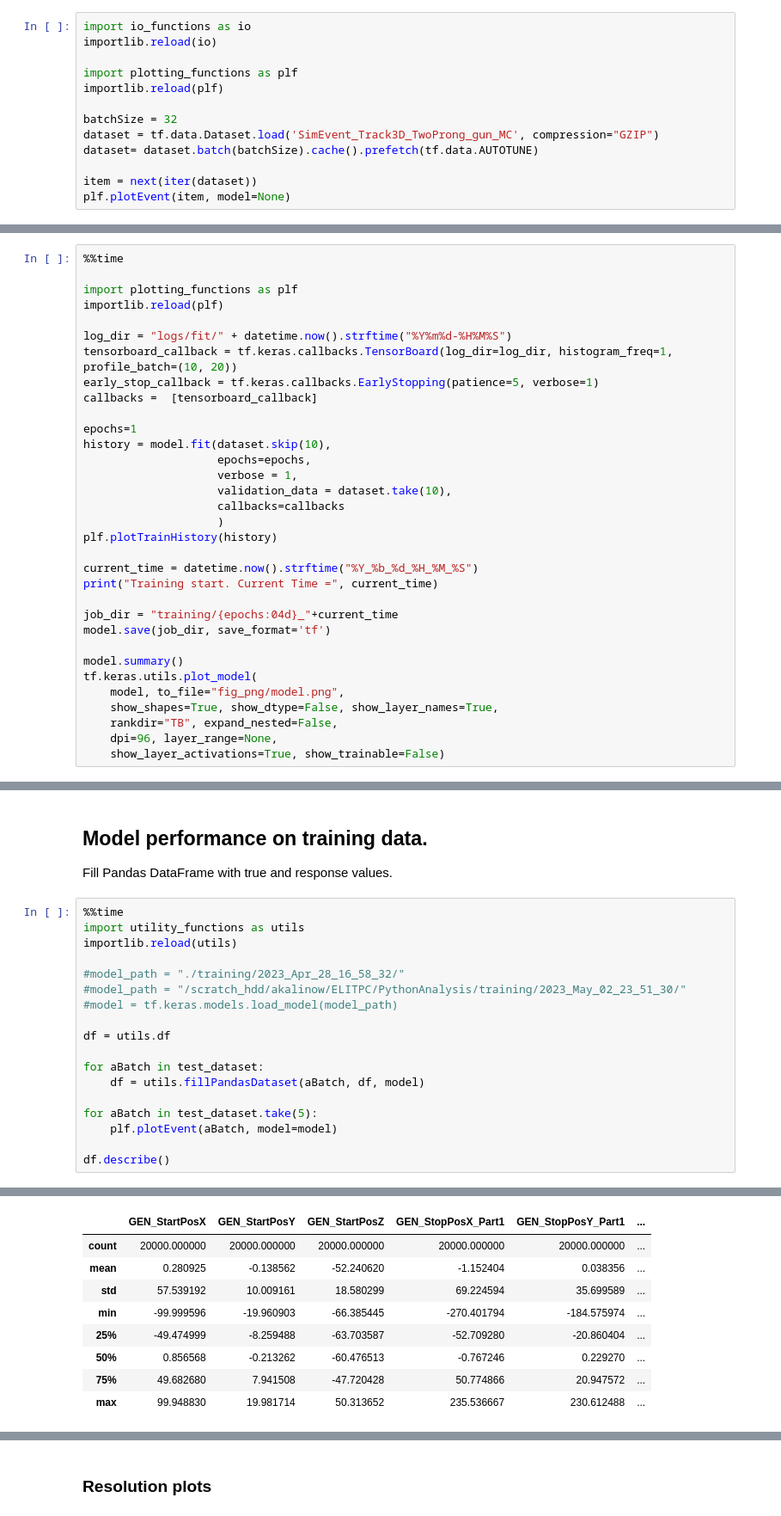
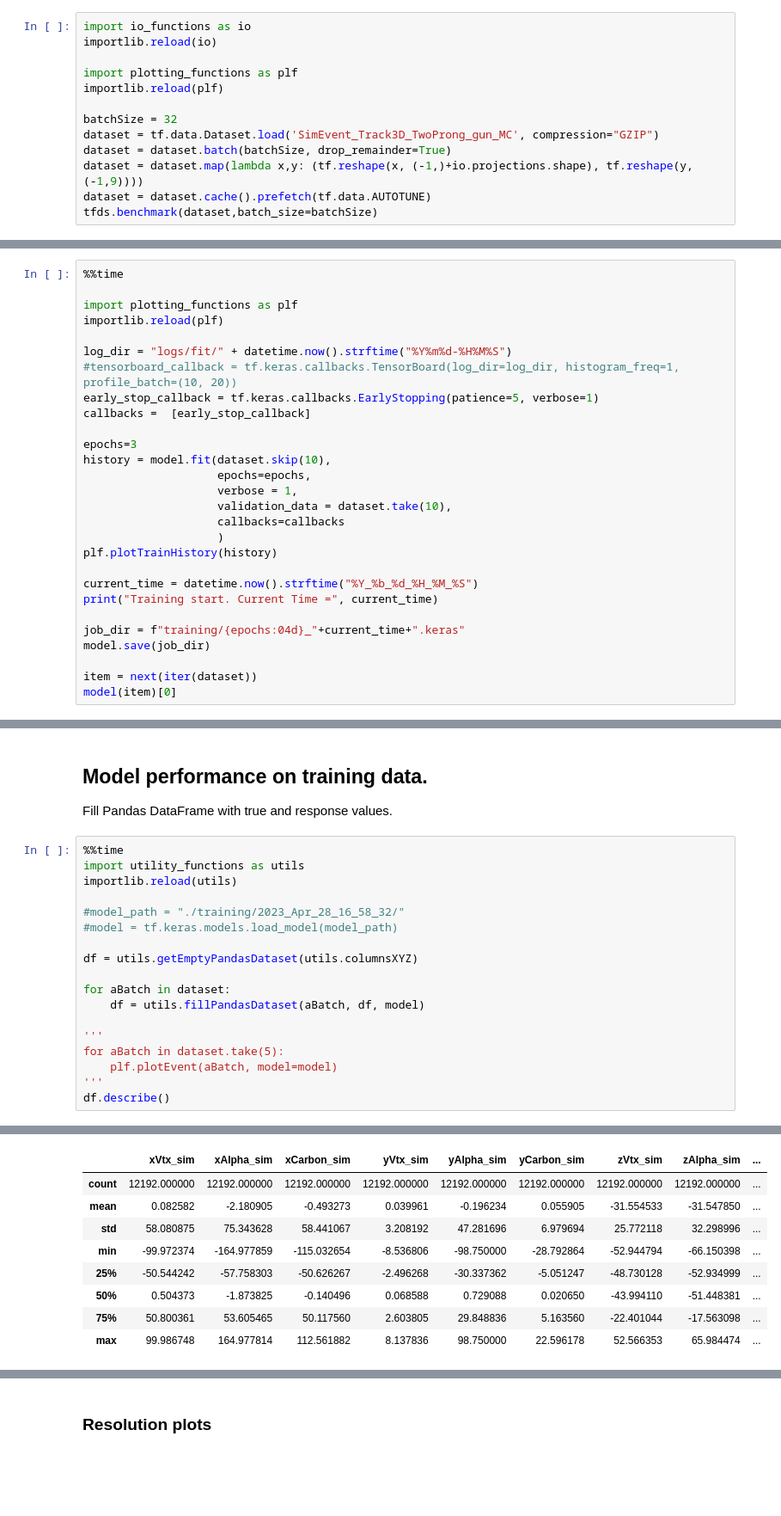
Before and after one commit to akalinow/TPCReco, a Jupyter notebook: PythonAnalysis/ipynb/WAWTPC_ML.ipynb, the cells around one changed output, grey strips where cells are left out. Shown at 86% size. Drawn from its saved outputs; the diff is of its cells as text; blank space fills up the shorter version.

```diff
--- a/PythonAnalysis/ipynb/WAWTPC_ML.ipynb
+++ b/PythonAnalysis/ipynb/WAWTPC_ML.ipynb
@@ -23,7 +29,7 @@ importlib.reload(plf)
 
 batchSize = 32
 dataset = tf.data.Dataset.load('SimEvent_Track3D_TwoProng_gun_MC', compression="GZIP")
-dataset= dataset.batch(batchSize).cache().prefetch(tf.data.AUTOTUNE)
-
-item = next(iter(dataset))
-plf.plotEvent(item, model=None)
+dataset = dataset.batch(batchSize, drop_remainder=True)
+dataset = dataset.map(lambda x,y: (tf.reshape(x, (-1,)+io.projections.shape), tf.reshape(y, (-1,9))))
+dataset = dataset.cache().prefetch(tf.data.AUTOTUNE)
+tfds.benchmark(dataset,batch_size=batchSize)
@@ -70,11 +122,11 @@ import plotting_functions as plf
 importlib.reload(plf)
 
 log_dir = "logs/fit/" + datetime.now().strftime("%Y%m%d-%H%M%S")
-tensorboard_callback = tf.keras.callbacks.TensorBoard(log_dir=log_dir, histogram_freq=1, profile_batch=(10, 20))
+#tensorboard_callback = tf.keras.callbacks.TensorBoard(log_dir=log_dir, histogram_freq=1, profile_batch=(10, 20))
 early_stop_callback = tf.keras.callbacks.EarlyStopping(patience=5, verbose=1)
-callbacks =  [tensorboard_callback]
+callbacks =  [early_stop_callback]
 
-epochs=1
+epochs=3
 history = model.fit(dataset.skip(10),
                     epochs=epochs,
                     verbose = 1,
@@ -86,14 +138,9 @@ plf.plotTrainHistory(history)
 current_time = datetime.now().strftime("%Y_%b_%d_%H_%M_%S")
 print("Training start. Current Time =", current_time)
 
-job_dir = "training/{epochs:04d}_"+current_time
-model.save(job_dir, save_format='tf')
+job_dir = f"training/{epochs:04d}_"+current_time+".keras"
+model.save(job_dir)
 
-model.summary()
-tf.keras.utils.plot_model(
-    model, to_file="fig_png/model.png",
-    show_shapes=True, show_dtype=False, show_layer_names=True,
-    rankdir="TB", expand_nested=False,
-    dpi=96, layer_range=None,
-    show_layer_activations=True, show_trainable=False)
+item = next(iter(dataset))
+model(item)[0]
 # %% [output]
@@ -112,16 +167,16 @@ import utility_functions as utils
 importlib.reload(utils)
 
 #model_path = "./training/2023_Apr_28_16_58_32/"
-#model_path = "/scratch_hdd/akalinow/ELITPC/PythonAnalysis/training/2023_May_02_23_51_30/"
 #model = tf.keras.models.load_model(model_path)
 
-df = utils.df
+df = utils.getEmptyPandasDataset(utils.columnsXYZ)
 
-for aBatch in test_dataset:
+for aBatch in dataset:
     df = utils.fillPandasDataset(aBatch, df, model)
 
-for aBatch in test_dataset.take(5):
+'''
+for aBatch in dataset.take(5):
     plf.plotEvent(aBatch, model=model)
-
+'''
 df.describe()
 # %% [output]
@@ -132,9 +186,9 @@ Wall time: 2min 28s
-|  | GEN_StartPosX | GEN_StartPosY | GEN_StartPosZ | GEN_StopPosX_Part1 | GEN_StopPosY_Part1 | ... |
-| count | 20000.000000 | 20000.000000 | 20000.000000 | 20000.000000 | 20000.000000 | ... |
-| mean | 0.280925 | -0.138562 | -52.240620 | -1.152404 | 0.038356 | ... |
-| std | 57.539192 | 10.009161 | 18.580299 | 69.224594 | 35.699589 | ... |
-| min | -99.999596 | -19.960903 | -66.385445 | -270.401794 | -184.575974 | ... |
-| 25% | -49.474999 | -8.259488 | -63.703587 | -52.709280 | -20.860404 | ... |
-| 50% | 0.856568 | -0.213262 | -60.476513 | -0.767246 | 0.229270 | ... |
-| 75% | 49.682680 | 7.941508 | -47.720428 | 50.774866 | 20.947572 | ... |
-| max | 99.948830 | 19.981714 | 50.313652 | 235.536667 | 230.612488 | ... |
+|  | xVtx_sim | xAlpha_sim | xCarbon_sim | yVtx_sim | yAlpha_sim | yCarbon_sim | zVtx_sim | zAlpha_sim | ... |
+| count | 12192.000000 | 12192.000000 | 12192.000000 | 12192.000000 | 12192.000000 | 12192.000000 | 12192.000000 | 12192.000000 | ... |
+| mean | 0.082582 | -2.180905 | -0.493273 | 0.039961 | -0.196234 | 0.055905 | -31.554533 | -31.547850 | ... |
+| std | 58.080875 | 75.343628 | 58.441067 | 3.208192 | 47.281696 | 6.979694 | 25.772118 | 32.298996 | ... |
+| min | -99.972374 | -164.977859 | -115.032654 | -8.536806 | -98.750000 | -28.792864 | -52.944794 | -66.150398 | ... |
+| 25% | -50.544242 | -57.758303 | -50.626267 | -2.496268 | -30.337362 | -5.051247 | -48.730128 | -52.934999 | ... |
+| 50% | 0.504373 | -1.873825 | -0.140496 | 0.068588 | 0.729088 | 0.020650 | -43.994110 | -51.448381 | ... |
+| 75% | 50.800361 | 53.605465 | 50.117560 | 2.603805 | 29.848836 | 5.163560 | -22.401044 | -17.563098 | ... |
+| max | 99.986748 | 164.977814 | 112.561882 | 8.137836 | 98.750000 | 22.596178 | 52.566353 | 65.984474 | ... |
```
Also changed, not shown: parts of 10 cells of this notebook, 5 other files.
